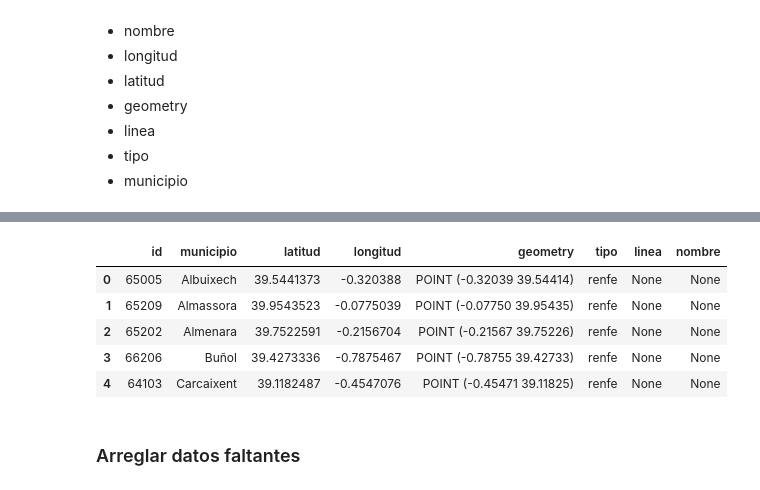
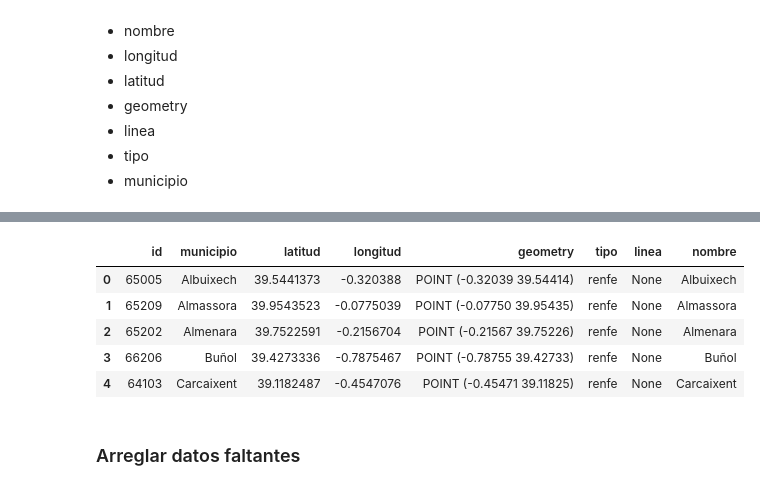
Before and after one commit to aitanarules/codeday, a Jupyter notebook: Data wrangling.ipynb, the cells around one changed output, grey strips where cells are left out. Drawn from its saved outputs; the diff is of its cells as text; code cells hidden in the pictures.

Commit message:
modificado metrovalencia, renfe

```diff
--- a/Data wrangling.ipynb
+++ b/Data wrangling.ipynb
@@ -159,38 +159,78 @@ gdf_emt.head()
 # %%
 # Renfe
 
-def capitalizar(s):
-    if s is not None:
-        if s.find("'")!=-1:
-            s = s[0].upper()+s[1]+s[2].upper()+s[3:].lower()
+
+no = {"L", "LA", "EL", "DE", "DEL", "DELS", "I"}
+
+def palabra_con_apostrof_guionet(palabra):
+    list_pal = palabra.split("-")
+    res = []
+    for i, pal in enumerate(list_pal):
+        apostrof = pal.find("'")
+        if apostrof != -1:
+            res.append(pal[0].upper()+pal[1]+pal[2:].capitalize())
+        elif pal in no:
+            res.append(pal.lower())
         else:
-            s = s[0].upper() + s[1:].lower()
-        return s
+            res.append(pal.capitalize())
+    palabra = "-".join(res)
+    return palabra
+
+def palabra_con_guionet(palabra):
+    list_pal = palabra.split("-")
+    list_pal = [pal.capitalize() for pal in list_pal]
+    palabra = "-".join(list_pal)
+    return palabra
+
+
+def capitalizar(palabra):
+    if palabra is None:
+        return None
+
+    list_pal = palabra.split()
+    res = []
+    for i, pal in enumerate(list_pal):
+        apostrof = pal.find("'")
+        guionet = pal.find("-")
+
+        if i==0 and pal in no:
+            res.append(pal.capitalize())
+        elif guionet!=-1 and apostrof!=-1:
+            res.append(palabra_con_apostrof_guionet(pal))
+        elif guionet!=-1:
+            res.append(palabra_con_guionet(pal))
+        elif pal in no:
+            res.append(pal.lower())
+        else:
+            res.append(pal.capitalize())
+    res = " ".join(res)
+    return res
+
 
 # Eliminar columnas
 columnas_eliminar = ['geo_point_2d', 'geo_shape', 'direcci']
 gdf_ren.drop(columnas_eliminar, axis=1, inplace=True)
 
 # Renombrar columnas
 gdf_ren.rename(columns={'codi': 'id'}, inplace=True)
 gdf_ren.rename(columns={'descripci': 'municipio'}, inplace=True)
 
 # Añadir columnas
 gdf_ren['tipo'] = 'renfe'
 gdf_ren['linea'] = None
-gdf_ren['nombre'] = None
 
 # Modificar columnas
-gdf_ren['municipio'] = list(map(capitalizar, gdf_ren.municipio))
-
+mu_cor = list(map(capitalizar, gdf_ren.municipio))
+gdf_ren['municipio'] = list(map(capitalizar, mu_cor))
+gdf_ren['nombre'] = gdf_ren.municipio
 
 gdf_ren.head()
 # %% [output]
 |  | id | municipio | latitud | longitud | geometry | tipo | linea | nombre |
-| 0 | 65005 | Albuixech | 39.5441373 | -0.320388 | POINT (-0.32039 39.54414) | renfe | None | None |
-| 1 | 65209 | Almassora | 39.9543523 | -0.0775039 | POINT (-0.07750 39.95435) | renfe | None | None |
-| 2 | 65202 | Almenara | 39.7522591 | -0.2156704 | POINT (-0.21567 39.75226) | renfe | None | None |
-| 3 | 66206 | Buñol | 39.4273336 | -0.7875467 | POINT (-0.78755 39.42733) | renfe | None | None |
-| 4 | 64103 | Carcaixent | 39.1182487 | -0.4547076 | POINT (-0.45471 39.11825) | renfe | None | None |
+| 0 | 65005 | Albuixech | 39.5441373 | -0.320388 | POINT (-0.32039 39.54414) | renfe | None | Albuixech |
+| 1 | 65209 | Almassora | 39.9543523 | -0.0775039 | POINT (-0.07750 39.95435) | renfe | None | Almassora |
+| 2 | 65202 | Almenara | 39.7522591 | -0.2156704 | POINT (-0.21567 39.75226) | renfe | None | Almenara |
+| 3 | 66206 | Buñol | 39.4273336 | -0.7875467 | POINT (-0.78755 39.42733) | renfe | None | Buñol |
+| 4 | 64103 | Carcaixent | 39.1182487 | -0.4547076 | POINT (-0.45471 39.11825) | renfe | None | Carcaixent |
 # %% [markdown]
 ### Arreglar datos faltantes
```
Also changed, not shown: parts of 18 cells of this notebook.
